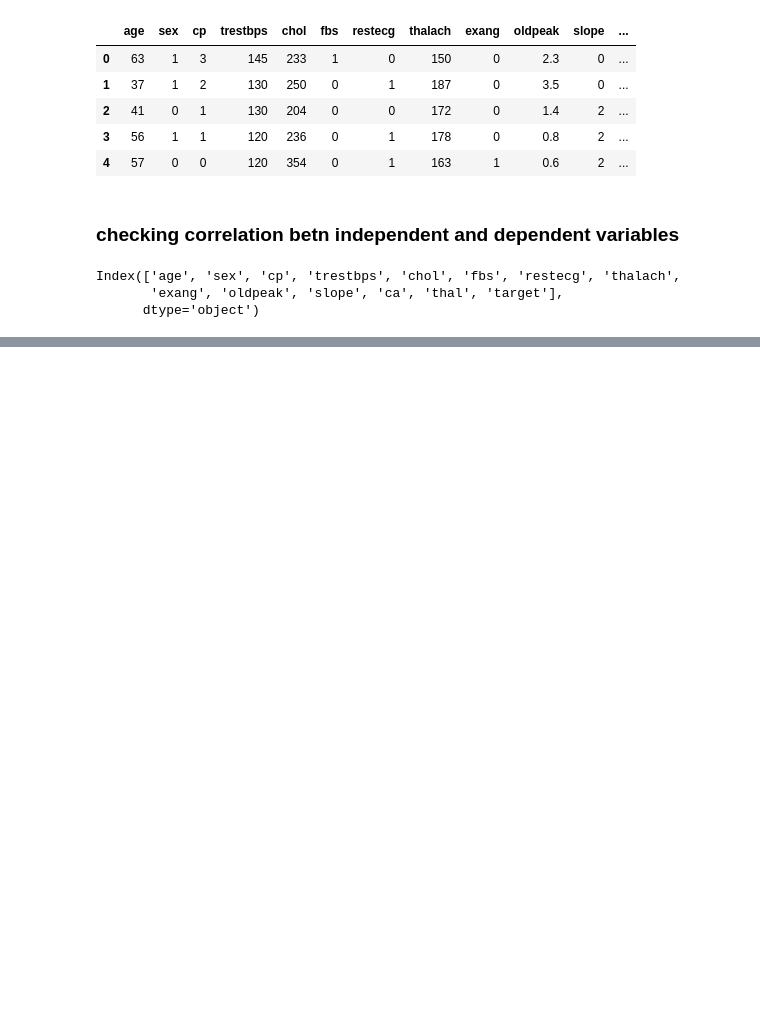
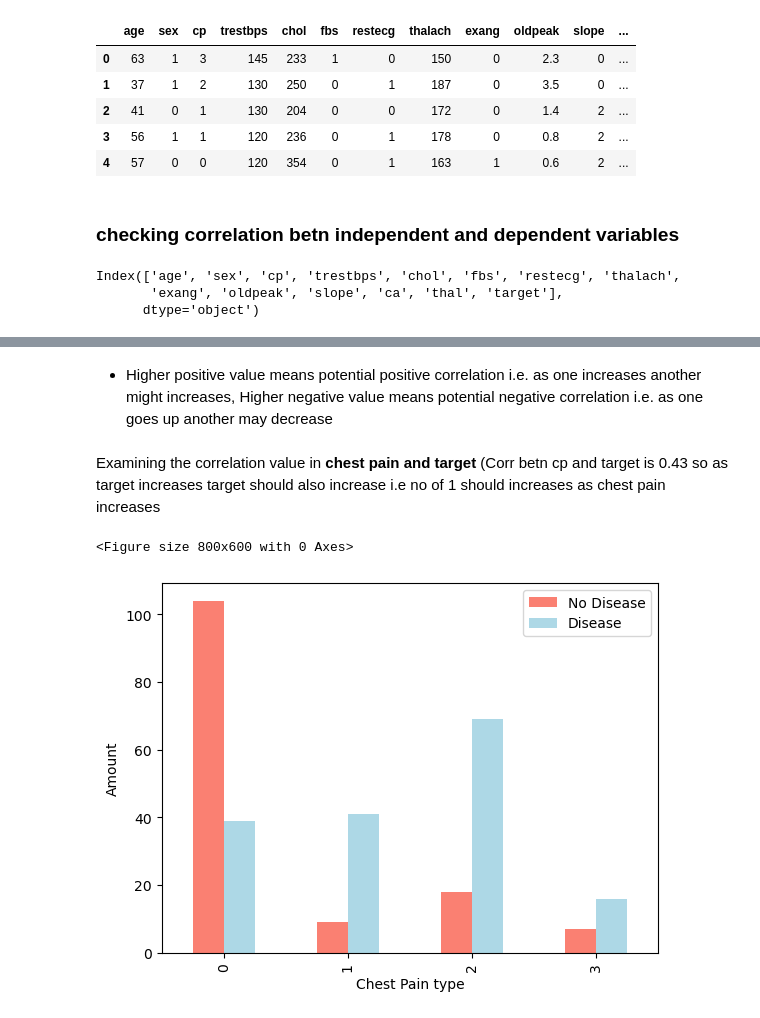
Before and after one commit to vold2emort/Heart-Disease-Classification, a Jupyter notebook: Heart_disease.ipynb, the cells around one changed output, grey strips where cells are left out. Saved outputs shown, nothing was run; the diff lists cells and outputs as text; code cells hidden in the pictures; blank space fills up the shorter version.

Commit message:
Correlation analysis and started modeling

```diff
--- a/Heart_disease.ipynb
+++ b/Heart_disease.ipynb
@@ -311,0 +331,15 @@ plt.show()
+# %% [markdown]
+- Higher positive value means potential positive correlation i.e. as one increases another might increases, Higher negative value means potential negative correlation i.e. as one goes up another may decrease
+# %% [markdown]
+Examining the correlation value in **chest pain and target** (Corr betn cp and target is 0.43 so as target increases target should also increase
+i.e no of 1 should increases as chest pain increases
+# %%
+plt.figure(figsize=(8, 6))
+pd.crosstab(df.cp, df.target).plot(kind='bar', color=['salmon', 'lightblue'])
+plt.ylabel('Amount')
+plt.xlabel('Chest Pain type')
+plt.legend(['No Disease', 'Disease'])
+plt.show();
+# %% [output]
+<Figure size 800x600 with 0 Axes>
+[figure, added]
```
Also changed, not shown: parts of 17 cells of this notebook.
